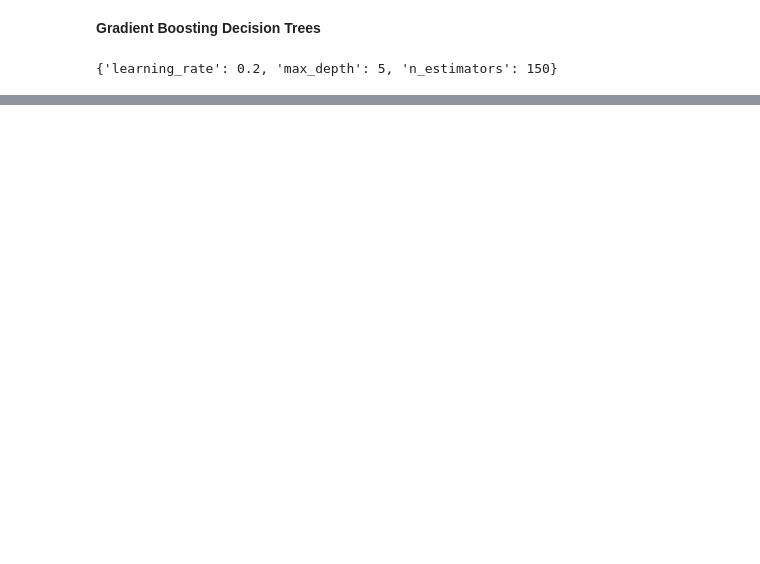
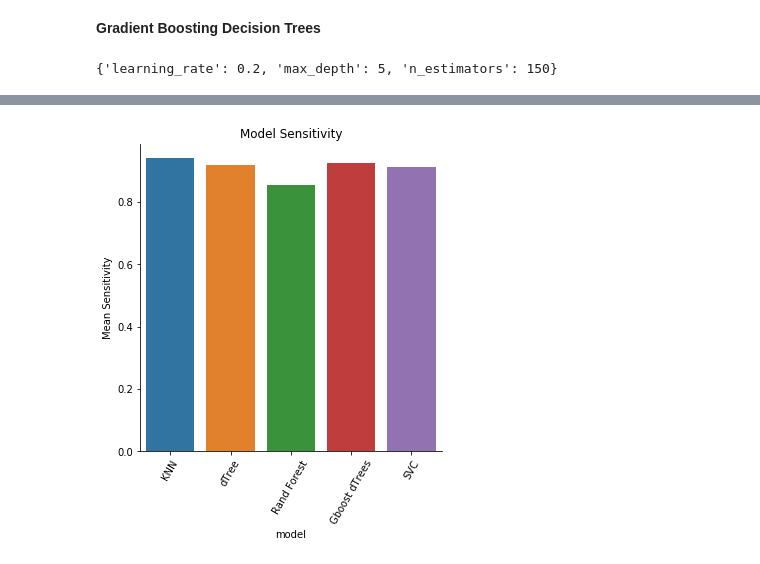
Before and after one commit to alp11017/portfolio_projects, a Jupyter notebook: classifying_hand_gestures.ipynb, the cells around one changed output, grey strips where cells are left out. Cells and saved outputs as stored; diff of their text form; code cells hidden in the pictures; blank space fills up the shorter version.

```diff
--- a/classifying_hand_gestures.ipynb
+++ b/classifying_hand_gestures.ipynb
@@ -795,0 +880,8 @@ test
+# %%
+g = sns.catplot(x='model', y='Mean Sensitivity', data=comparison_df, kind='bar')
+g.set_xticklabels(rotation=60)
+plt.title('Model Sensitivity')
+
+plt.show()
+# %% [output]
+[figure, added]
```
Also changed, not shown: parts of 22 cells of this notebook.
